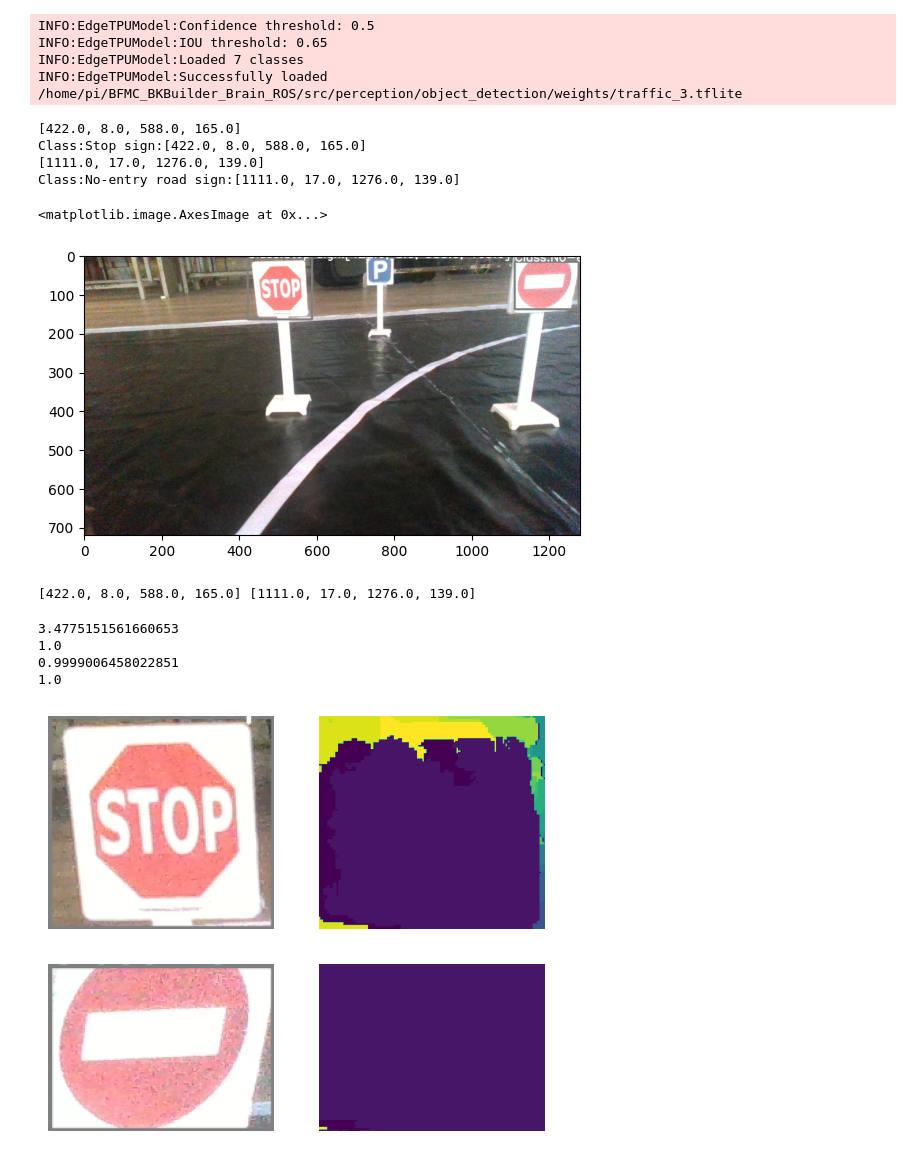
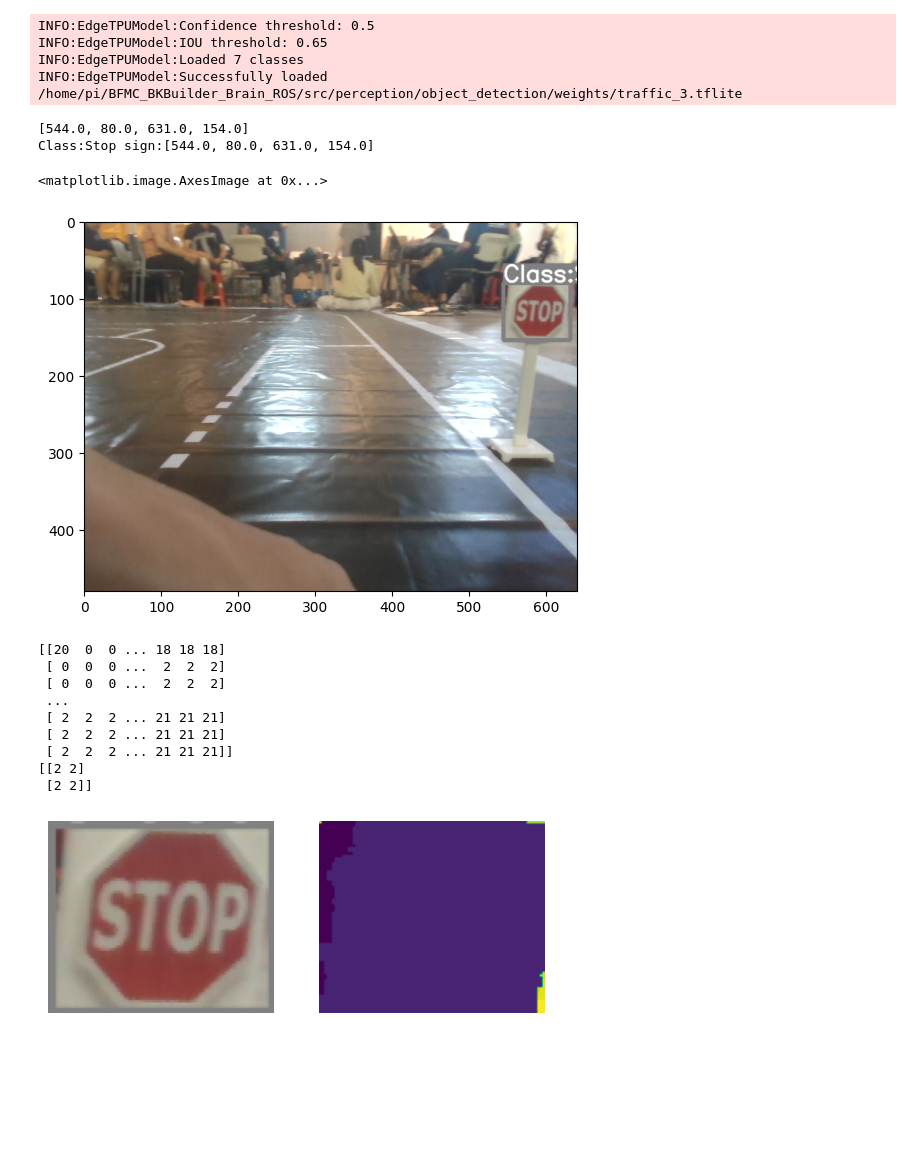
Before and after one commit to MMN0208/BFMC_BKBuilder_Brain_ROS, a Jupyter notebook: src/perception/testobject.ipynb, the cells around one changed output. Saved outputs shown, nothing was run; the diff lists cells and outputs as text; code cells hidden in the pictures; blank space fills up the shorter version.

```diff
--- a/src/perception/testobject.ipynb
+++ b/src/perception/testobject.ipynb
@@ -5,5 +5,5 @@ import matplotlib.pyplot as plt
 from object_detection.network.edgetpumodel import EdgeTPUModel
 from object_detection.network.utils import plot_one_box, Colors, get_image_tensor, xyxy2xywh
 # %%
-img = cv2.imread('/home/pi/new_test/image:0.png')
+img = cv2.imread('/home/pi/new_test/image_cn:0.png')
 depth = cv2.imread('/home/pi/new_test/depth:0.png', cv2.IMREAD_GRAYSCALE)
@@ -45,35 +51,40 @@ for *xyxy, conf, cls in reversed(det):
     print(label)
     out = plot_one_box(xyxy, out, label=label)
 # %% [output]
-[422.0, 8.0, 588.0, 165.0]
-Class:Stop sign:[422.0, 8.0, 588.0, 165.0]
-[1111.0, 17.0, 1276.0, 139.0]
-Class:No-entry road sign:[1111.0, 17.0, 1276.0, 139.0]
+[544.0, 80.0, 631.0, 154.0]
+Class:Stop sign:[544.0, 80.0, 631.0, 154.0]
 # %%
 plt.imshow(out)
 # %% [output]
 <matplotlib.image.AxesImage at 0x...>
-[figure, old version]
+[figure, new version]
-# %%
-print(box[0], box[1])
-# %% [output]
-[422.0, 8.0, 588.0, 165.0] [1111.0, 17.0, 1276.0, 139.0]
+# %%
+def crop_center(img,cropx,cropy):
+    y,x = img.shape
+    startx = x//2-(cropx//2)
+    starty = y//2-(cropy//2)
+    return img[starty:starty+cropy,startx:startx+cropx]
 # %%
 for i in range(len(box)):
     d = depth[int(box[i][1]):int(box[i][3]), int(box[i][0]):int(box[i][2])]
+    d_ = crop_center(d, 2, 2)
     i = out[int(box[i][1]):int(box[i][3]), int(box[i][0]):int(box[i][2])]
     f, ax = plt.subplots(1,2)
     ax[0].axis('off')
     ax[0].imshow(i)
     ax[1].axis('off')
     ax[1].imshow(d)
-    print(d.mean())
-    print(np.median(d))
+    print(d)
+    print(d_)
 # %% [output]
-3.4775151561660653
-1.0
-0.9999006458022851
-1.0
+[[20  0  0 ... 18 18 18]
+ [ 0  0  0 ...  2  2  2]
+ [ 0  0  0 ...  2  2  2]
+ ...
+ [ 2  2  2 ... 21 21 21]
+ [ 2  2  2 ... 21 21 21]
+ [ 2  2  2 ... 21 21 21]]
+[[2 2]
+ [2 2]]
-[figure, old version]
+[figure, new version]
-[figure, removed]
 # %%
```
Also changed, not shown: parts of 4 cells of this notebook, 14 other files.
